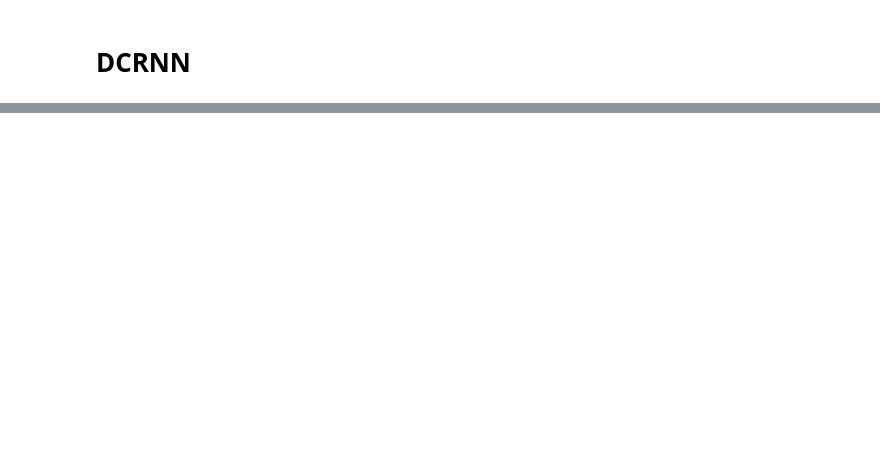
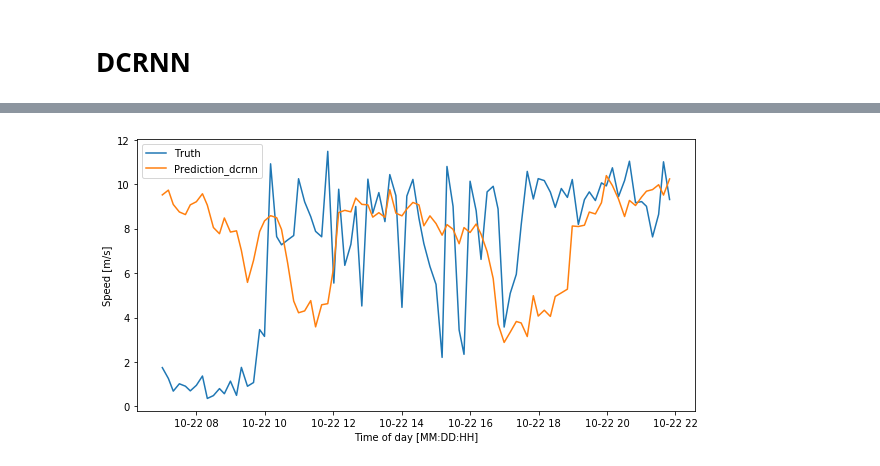
Before and after one commit to intelligenttrafficforecasting/busmodders, a Jupyter notebook: model/EVERYTHING.ipynb, the cells around one changed output, grey strips where cells are left out. Cells and saved outputs as stored; diff of their text form; code cells hidden in the pictures; blank space fills up the shorter version.

```diff
--- a/model/EVERYTHING.ipynb
+++ b/model/EVERYTHING.ipynb
@@ -236,5 +241,6 @@ Mean test score for all timesteps:
 # %%
-%matplotlib notebook
+#%matplotlib notebook
+plt.figure(figsize=(10,5))
 plt.plot(time[0:90],tar[0:90], label='Truth')
 plt.plot(time[0:90],net_dcrnn,label='Prediction_dcrnn')
 plt.legend()
@@ -247,0 +252 @@ plt.show()
+[figure, added]
```
Also changed, not shown: parts of 7 cells of this notebook.
